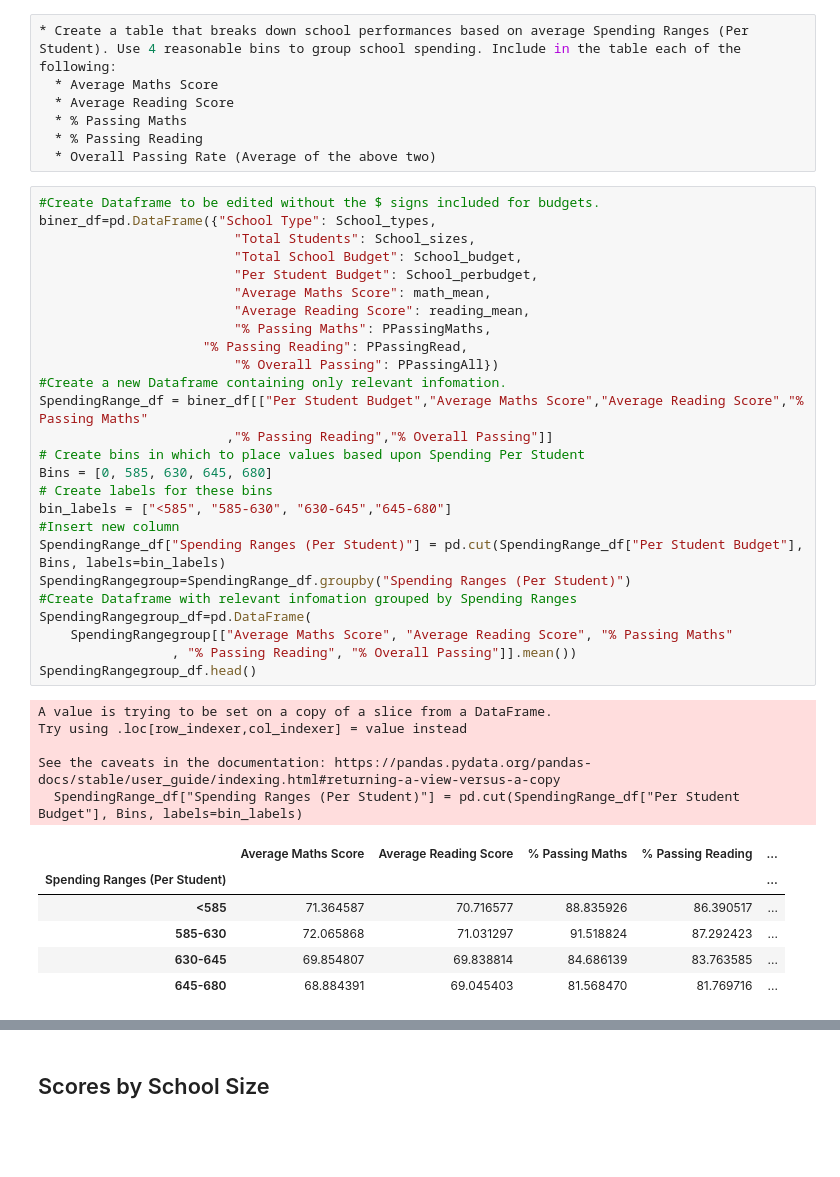
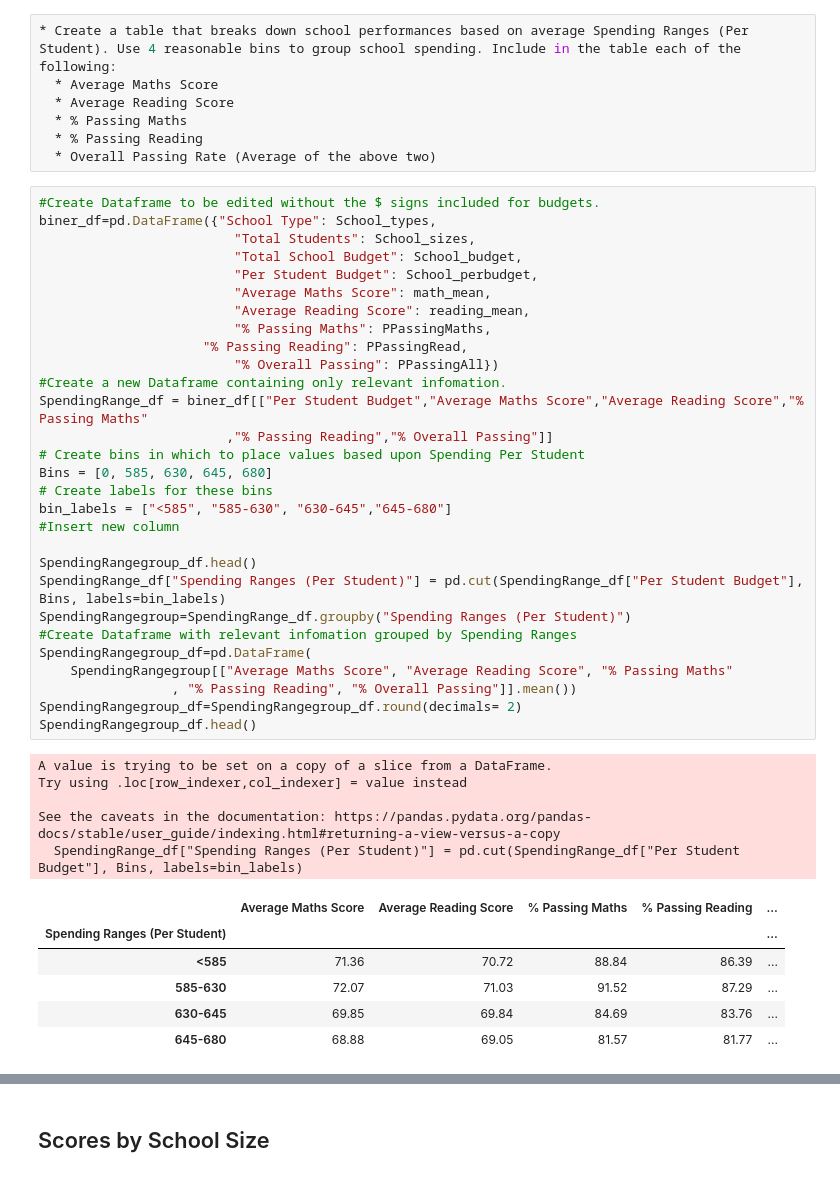
Before and after one commit to ACMayer/Pandas-Challenge, a Jupyter notebook: PyCitySchools/PyCitySchools_starter.ipynb, the cells around one changed output, grey strips where cells are left out. Drawn from its saved outputs; the diff is of its cells as text; blank space fills up the shorter version.

```diff
--- a/PyCitySchools/PyCitySchools_starter.ipynb
+++ b/PyCitySchools/PyCitySchools_starter.ipynb
@@ -330,34 +317,37 @@ biner_df=pd.DataFrame({"School Type": School_types,
                          "Total School Budget": School_budget,
                          "Per Student Budget": School_perbudget,
                          "Average Maths Score": math_mean,
                          "Average Reading Score": reading_mean,
                          "% Passing Maths": PPassingMaths,
                      "% Passing Reading": PPassingRead,
                          "% Overall Passing": PPassingAll})
 #Create a new Dataframe containing only relevant infomation.
 SpendingRange_df = biner_df[["Per Student Budget","Average Maths Score","Average Reading Score","% Passing Maths"
                         ,"% Passing Reading","% Overall Passing"]]
 # Create bins in which to place values based upon Spending Per Student
 Bins = [0, 585, 630, 645, 680]
 # Create labels for these bins
 bin_labels = ["<585", "585-630", "630-645","645-680"]
 #Insert new column
+
+SpendingRangegroup_df.head()
 SpendingRange_df["Spending Ranges (Per Student)"] = pd.cut(SpendingRange_df["Per Student Budget"], Bins, labels=bin_labels)
 SpendingRangegroup=SpendingRange_df.groupby("Spending Ranges (Per Student)")
 #Create Dataframe with relevant infomation grouped by Spending Ranges
 SpendingRangegroup_df=pd.DataFrame(
     SpendingRangegroup[["Average Maths Score", "Average Reading Score", "% Passing Maths"
                  , "% Passing Reading", "% Overall Passing"]].mean())
+SpendingRangegroup_df=SpendingRangegroup_df.round(decimals= 2)
 SpendingRangegroup_df.head()
 # %% [output]
 A value is trying to be set on a copy of a slice from a DataFrame.
 Try using .loc[row_indexer,col_indexer] = value instead
 
 See the caveats in the documentation: https://pandas.pydata.org/pandas-docs/stable/user_guide/indexing.html#returning-a-view-versus-a-copy
   SpendingRange_df["Spending Ranges (Per Student)"] = pd.cut(SpendingRange_df["Per Student Budget"], Bins, labels=bin_labels)
 |  | Average Maths Score | Average Reading Score | % Passing Maths | % Passing Reading | ... |
 | Spending Ranges (Per Student) |  |  |  |  | ... |
-| <585 | 71.364587 | 70.716577 | 88.835926 | 86.390517 | ... |
-| 585-630 | 72.065868 | 71.031297 | 91.518824 | 87.292423 | ... |
-| 630-645 | 69.854807 | 69.838814 | 84.686139 | 83.763585 | ... |
-| 645-680 | 68.884391 | 69.045403 | 81.568470 | 81.769716 | ... |
+| <585 | 71.36 | 70.72 | 88.84 | 86.39 | ... |
+| 585-630 | 72.07 | 71.03 | 91.52 | 87.29 | ... |
+| 630-645 | 69.85 | 69.84 | 84.69 | 83.76 | ... |
+| 645-680 | 68.88 | 69.05 | 81.57 | 81.77 | ... |
```
Also changed, not shown: parts of 4 cells of this notebook.
